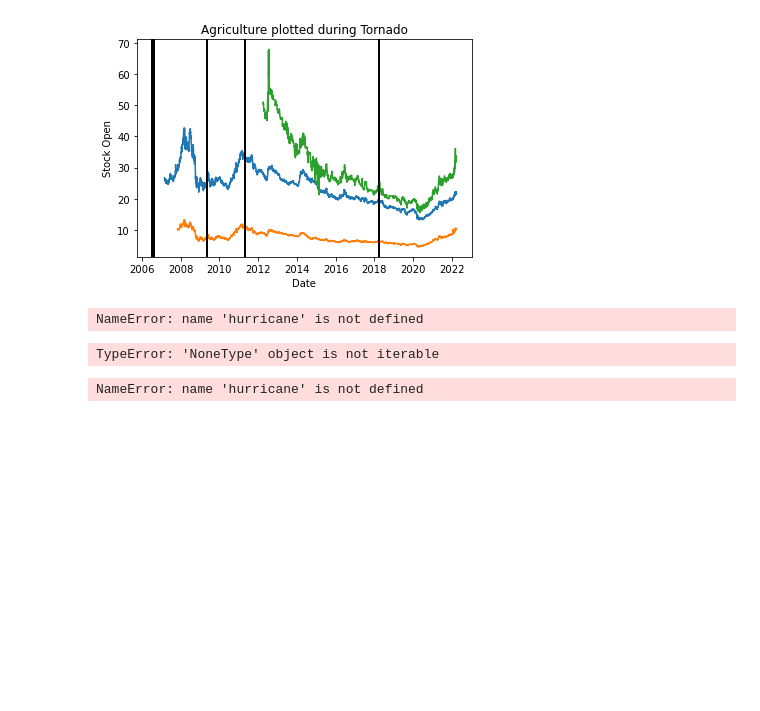
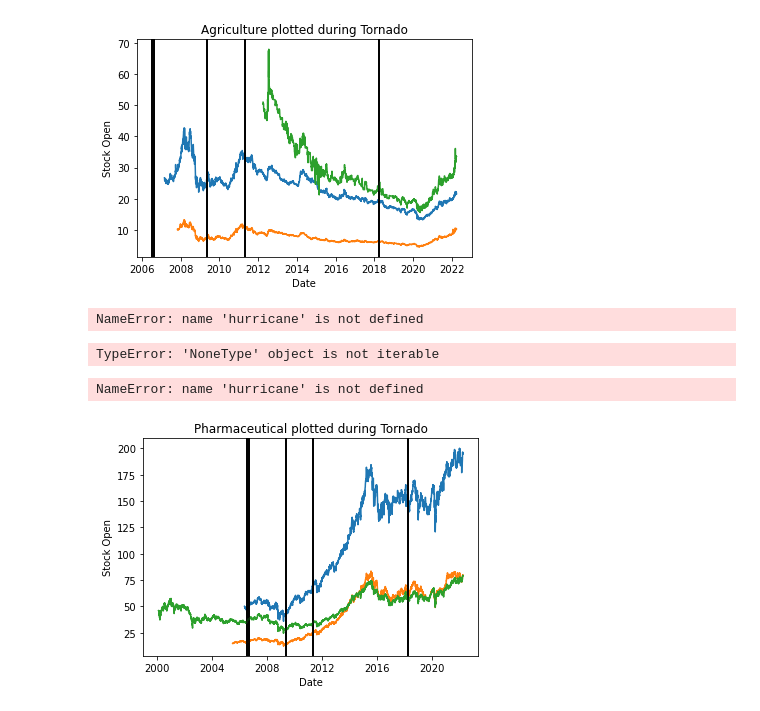
Before and after one commit to zessesni/CMSE202Financial3, a Jupyter notebook: CMSE202Financial3new.ipynb, the cells around one changed output. Cells and saved outputs as stored; diff of their text form; code cells hidden in the pictures; blank space fills up the shorter version.

```diff
--- a/CMSE202Financial3new.ipynb
+++ b/CMSE202Financial3new.ipynb
@@ -681,0 +856,7 @@ NameError: name 'hurricane' is not defined
+# %%
+tornado = tornado_dis('Pharmaceutical', 'Tornado')
+tornado.data()
+# %%
+tornado.plot()
+# %% [output]
+[figure, added]
```
Also changed, not shown: parts of 7 cells of this notebook.
